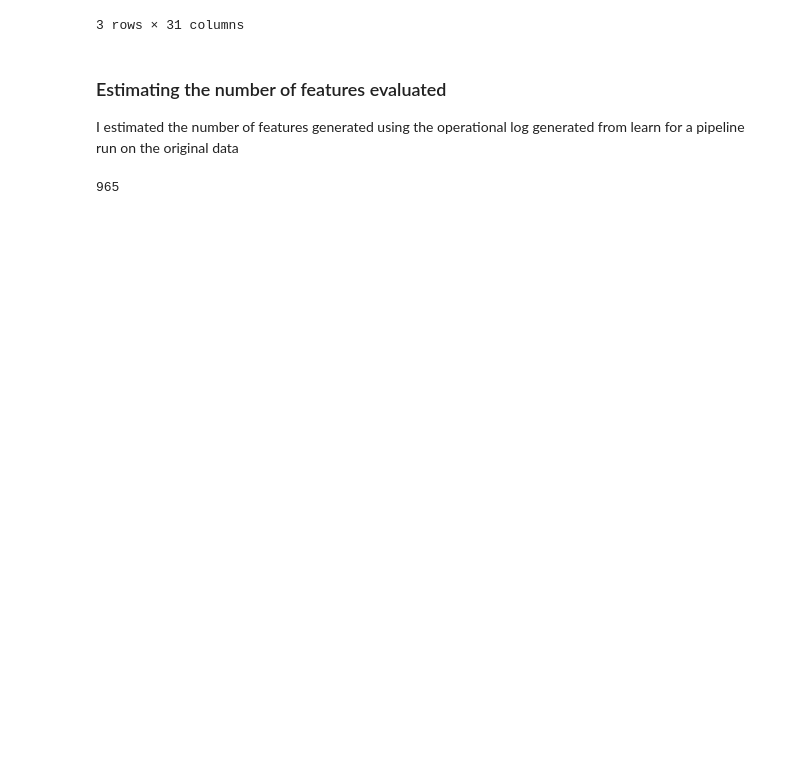
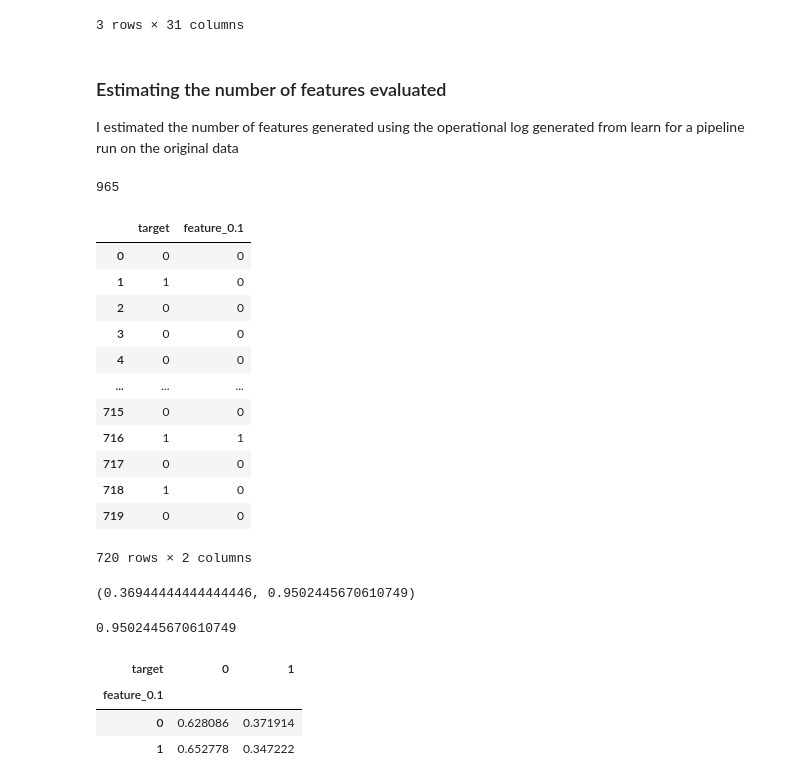
Before and after one commit to eldridzakis/sampling_toolbox, a Jupyter notebook: Part_1_Null_RIGs.ipynb, the cells around one changed output. Saved outputs shown, nothing was run; the diff lists cells and outputs as text; code cells hidden in the pictures; blank space fills up the shorter version.

```diff
--- a/Part_1_Null_RIGs.ipynb
+++ b/Part_1_Null_RIGs.ipynb
@@ -134,3 +134,19 @@ log = """19:29:27 - Learning to classify survived (revision #25). Evaluating usi
 operational_log_number_of_features(log)
 # %% [output]
 965
+# %%
+titanic.data
+# %% [output]
+|  | target | feature_0.1 |
+| 0 | 0 | 0 |
+| 1 | 1 | 0 |
+| 2 | 0 | 0 |
+| 3 | 0 | 0 |
+| 4 | 0 | 0 |
+| ... | ... | ... |
+| 715 | 0 | 0 |
+| 716 | 1 | 1 |
+| 717 | 0 | 0 |
+| 718 | 1 | 0 |
+| 719 | 0 | 0 |
+720 rows × 2 columns
@@ -136,0 +161,4 @@ operational_log_number_of_features(log)
+# %%
+titanic.data['target'].mean() , entropy(titanic.data['target'].mean())
+# %% [output]
+(0.36944444444444446, 0.9502445670610749)
@@ -136,0 +167,4 @@ operational_log_number_of_features(log)
+# %%
+sum(h)
+# %% [output]
+0.9502445670610749
@@ -136,0 +176,8 @@ operational_log_number_of_features(log)
+# %%
+counts = pd.crosstab(df[feature], df[target], normalize='index')
+counts
+# %% [output]
+| target | 0 | 1 |
+| feature_0.1 |  |  |
+| 0 | 0.628086 | 0.371914 |
+| 1 | 0.652778 | 0.347222 |
```
Also changed, not shown: parts of 25 cells of this notebook, 1 other file.
